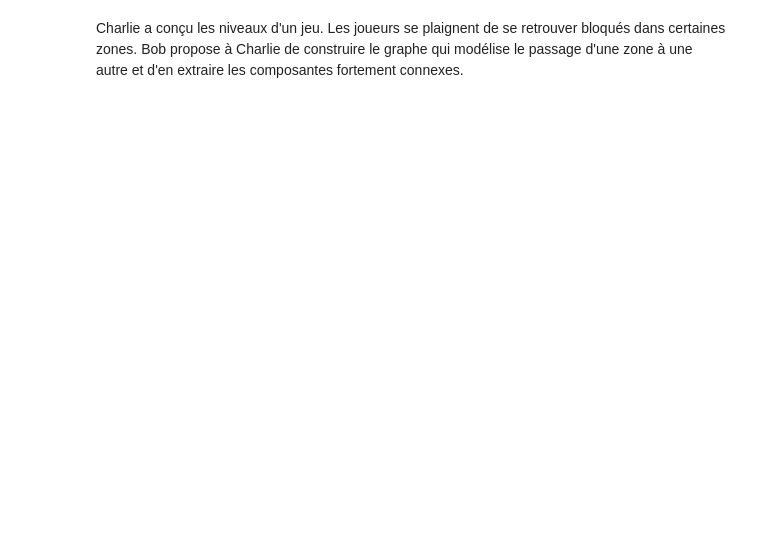
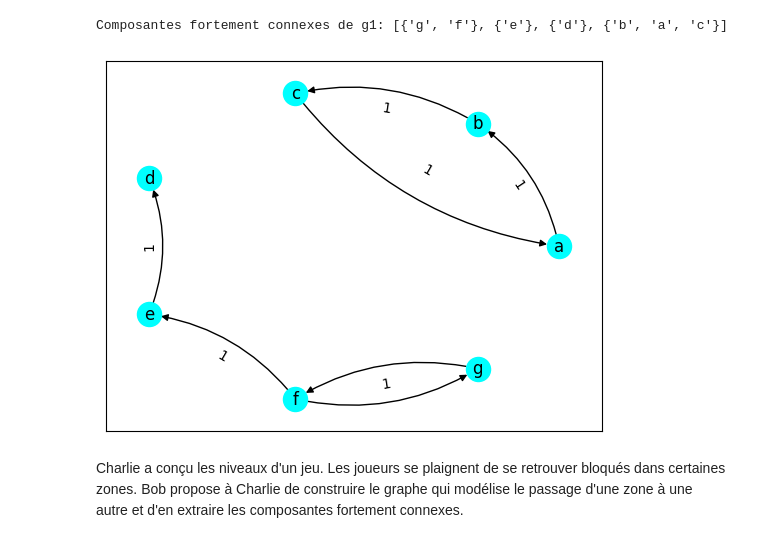
Before and after one commit to menouaw/GraphesY2S2, a Jupyter notebook: parcours_et_flots/lab 02 parcours et flots avec tests.ipynb, the cells around one changed output. Cells and saved outputs as stored; diff of their text form; code cells hidden in the pictures; blank space fills up the shorter version.

```diff
--- a/parcours_et_flots/lab 02 parcours et flots avec tests.ipynb
+++ b/parcours_et_flots/lab 02 parcours et flots avec tests.ipynb
@@ -29,3 +121,51 @@ def composantes_fortement_connexes(graph) :
+# %%
+def composantes_fortement_connexes(graph) :
+    # TODO : calculer les composantes fortement connexes d'un graphe (vous pourriez utiliser le graphe transposé et un parcours).
+    def pp_ordre_fin(g, start, visits, last_order):
+        if visits is None:
+            visits = set()
+
+        def parcours(v):
+            visits.add(v)
+
+            for neighbor in g.neighbors(v):
+                if neighbor not in visits:
+                    parcours(neighbor)
+
+            last_order.append(v)
+
+        parcours(start)
+        return last_order
+
+    visits = set()
+    last_order = []
+
+    for v in graph.get_vertices():
+        if v not in visits:
+            pp_ordre_fin(graph, v, visits, last_order)
+
+    transposed_graph = graph.transpose()
+    visits.clear()
+    components = []
+
+    for v in reversed(last_order):
+        if v not in visits:
+            component = set(DepthFirstSearch(transposed_graph, v))
+            component = {v for v in component if v not in visits}
+            visits.update(component)
+            components.append(component)
+
+    return components
+# %%
+# TODO : tester l'extraction de composantes fortement connexes sur des exemples.
+g1 = graphConstructor()
+g1.add_vertices(["a", "b", "c", "d", "e", "f", "g"])
+g1.add_edges({("a", "b"): 1, ("b", "c"): 1, ("c", "a"): 1, ("e", "d"): 1, ("f", "g"): 1, ("g", "f"): 1, ("f", "e"): 1})
+print("Composantes fortement connexes de g1:", composantes_fortement_connexes(g1))
+draw_graph(g1)
+# %% [output]
+Composantes fortement connexes de g1: [{'g', 'f'}, {'e'}, {'d'}, {'b', 'a', 'c'}]
+[figure, added]
 # %% [markdown]
 Charlie a conçu les niveaux d'un jeu. Les joueurs se plaignent de se retrouver bloqués dans certaines zones. Bob propose à Charlie de construire le graphe qui modélise le passage d'une zone à une autre et d'en extraire les composantes fortement connexes.
 # %%
```
Also changed, not shown: parts of 18 cells of this notebook.
